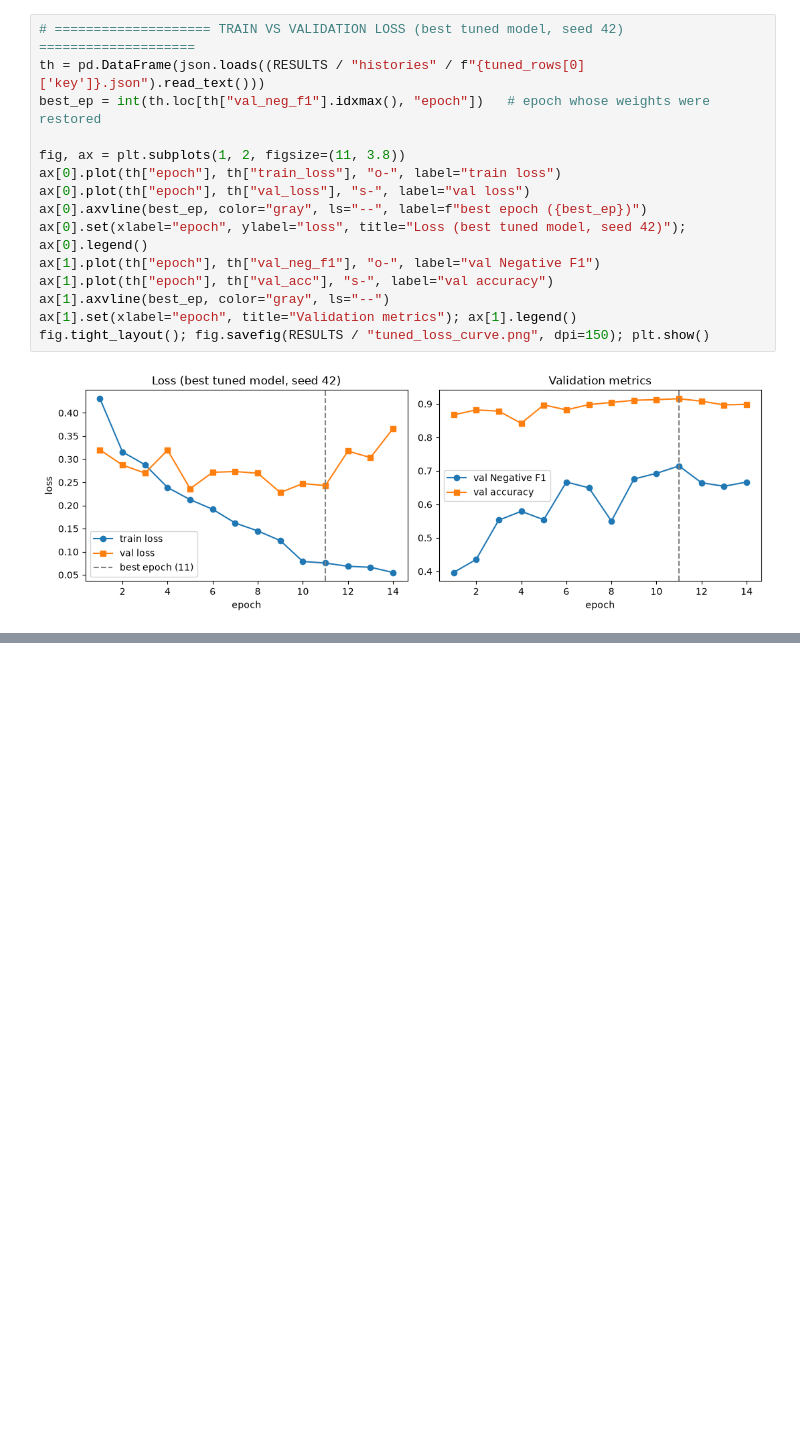
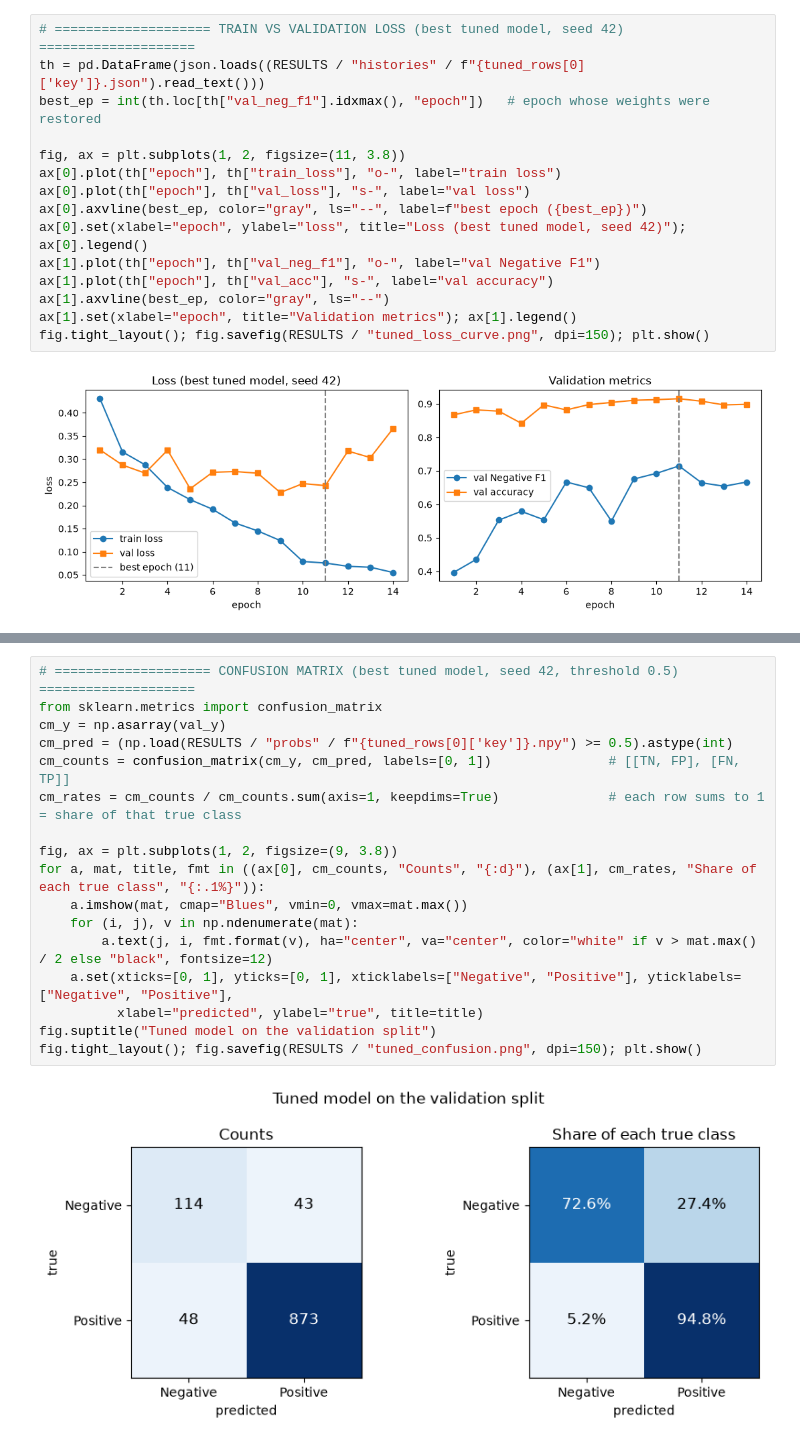
Before and after one commit to OswinJTC/IE4483-AI-Data-Mining-Project, a Jupyter notebook: 02_GloVe_BiLSTM.ipynb, the cells around one changed output, grey strips where cells are left out. Cells and saved outputs as stored; diff of their text form; blank space fills up the shorter version.

```diff
--- a/02_GloVe_BiLSTM.ipynb
+++ b/02_GloVe_BiLSTM.ipynb
@@ -550,0 +570,19 @@ fig.tight_layout(); fig.savefig(RESULTS / "tuned_loss_curve.png", dpi=150); plt.
+# %%
+# ==================== CONFUSION MATRIX (best tuned model, seed 42, threshold 0.5) ====================
+from sklearn.metrics import confusion_matrix
+cm_y = np.asarray(val_y)
+cm_pred = (np.load(RESULTS / "probs" / f"{tuned_rows[0]['key']}.npy") >= 0.5).astype(int)
+cm_counts = confusion_matrix(cm_y, cm_pred, labels=[0, 1])               # [[TN, FP], [FN, TP]]
+cm_rates = cm_counts / cm_counts.sum(axis=1, keepdims=True)              # each row sums to 1 = share of that true class
+
+fig, ax = plt.subplots(1, 2, figsize=(9, 3.8))
+for a, mat, title, fmt in ((ax[0], cm_counts, "Counts", "{:d}"), (ax[1], cm_rates, "Share of each true class", "{:.1%}")):
+    a.imshow(mat, cmap="Blues", vmin=0, vmax=mat.max())
+    for (i, j), v in np.ndenumerate(mat):
+        a.text(j, i, fmt.format(v), ha="center", va="center", color="white" if v > mat.max() / 2 else "black", fontsize=12)
+    a.set(xticks=[0, 1], yticks=[0, 1], xticklabels=["Negative", "Positive"], yticklabels=["Negative", "Positive"],
+          xlabel="predicted", ylabel="true", title=title)
+fig.suptitle("Tuned model on the validation split")
+fig.tight_layout(); fig.savefig(RESULTS / "tuned_confusion.png", dpi=150); plt.show()
+# %% [output]
+[figure, added]
```
Also changed, not shown: parts of 1 cell of this notebook.
